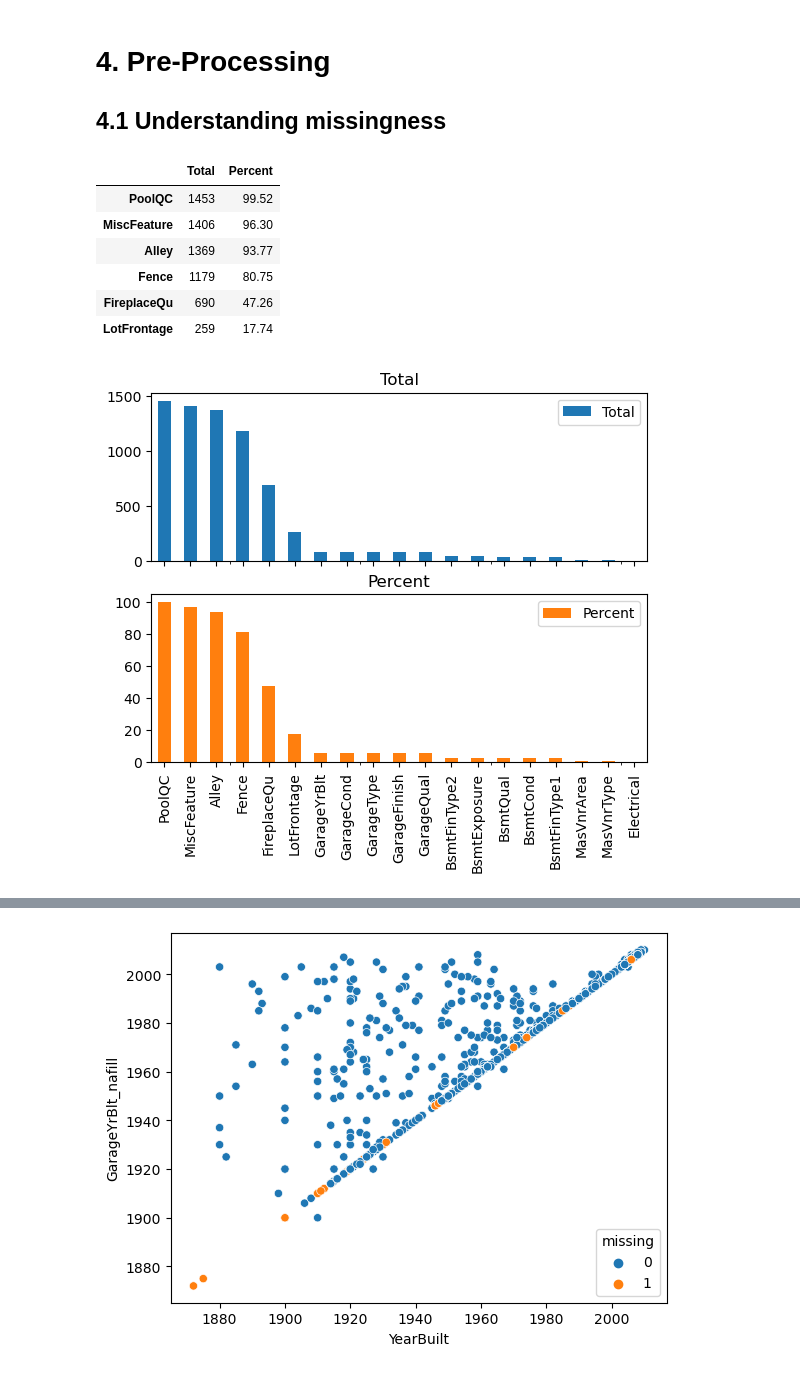
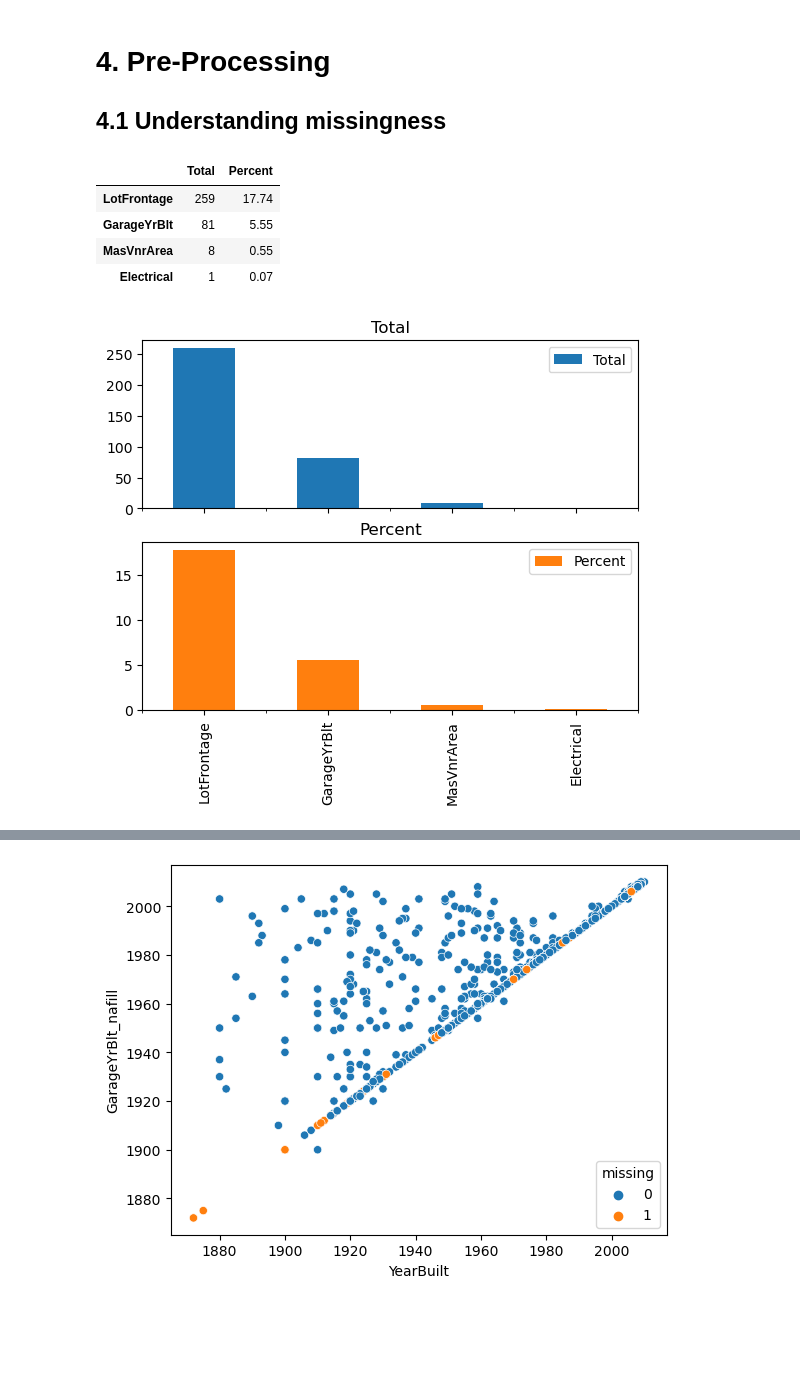
Before and after one commit to philmassie/absa_data_bootcamp_2023, a Jupyter notebook: house_prices.ipynb, the cells around one changed output, grey strips where cells are left out. Saved outputs shown, nothing was run; the diff lists cells and outputs as text; code cells hidden in the pictures; blank space fills up the shorter version.

```diff
--- a/house_prices.ipynb
+++ b/house_prices.ipynb
@@ -512,21 +513,19 @@ house_test = pd.read_pickle(Path("house_test_tidy.pkl"))
 # %%
 def missing_plotter(pdf):
     total = pdf.isnull().sum().sort_values(ascending=False)
     percent = (pdf.isnull().sum()/pdf.isnull().count()).sort_values(ascending=False)
     missing_data = pd.concat([total, round(percent*100,2)], axis=1, keys=['Total', 'Percent'])
     missing_data = missing_data[missing_data.Total>=1]
     if len(missing_data) > 0:
         missing_data.plot.bar(subplots=True); # Pandas
     else:
         print("No missing data")
     return(missing_data)
-missing_plotter(house_train)[:6]
+missing_plotter(house_train)
 # %% [output]
 |  | Total | Percent |
-| PoolQC | 1453 | 99.52 |
-| MiscFeature | 1406 | 96.30 |
-| Alley | 1369 | 93.77 |
-| Fence | 1179 | 80.75 |
-| FireplaceQu | 690 | 47.26 |
 | LotFrontage | 259 | 17.74 |
+| GarageYrBlt | 81 | 5.55 |
+| MasVnrArea | 8 | 0.55 |
+| Electrical | 1 | 0.07 |
-[figure, old version]
+[figure, new version]
```
Also changed, not shown: parts of 69 cells of this notebook.
